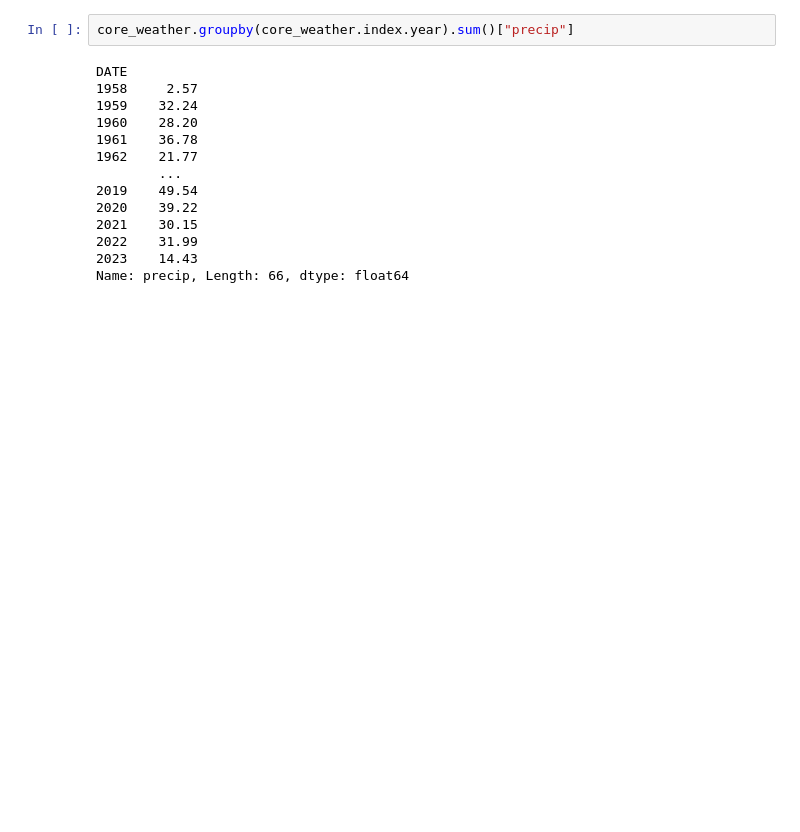
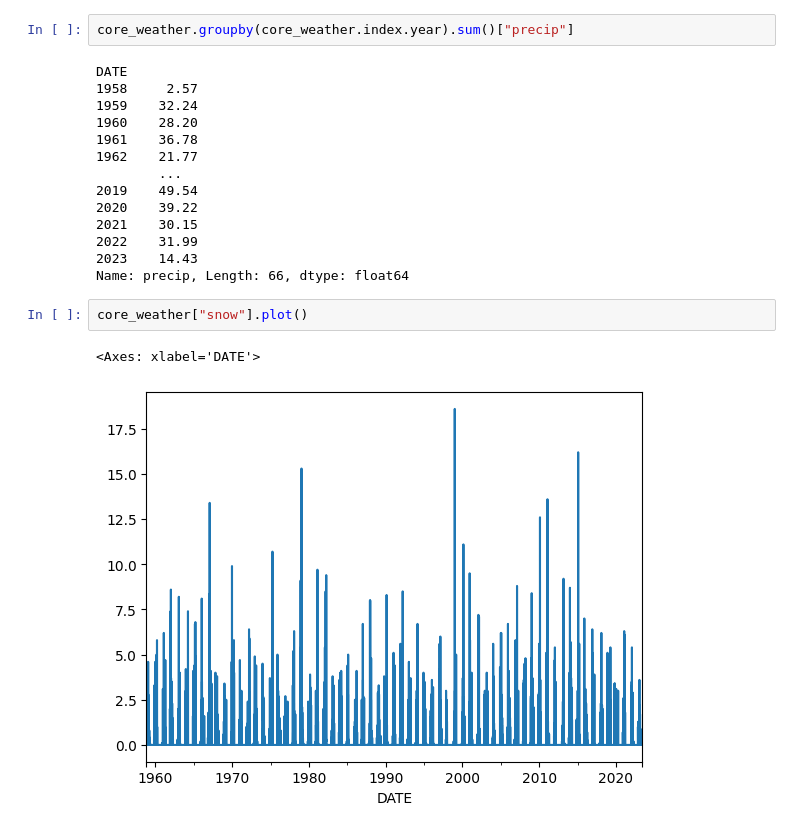
Before and after one commit to davidw102403/weather_prediction, a Jupyter notebook: model.ipynb, the cells around one changed output. Drawn from its saved outputs; the diff is of its cells as text; blank space fills up the shorter version.

```diff
--- a/model.ipynb
+++ b/model.ipynb
@@ -310,3 +319,8 @@ DATE
 2022    31.99
 2023    14.43
 Name: precip, Length: 66, dtype: float64
+# %%
+core_weather["snow"].plot()
+# %% [output]
+<Axes: xlabel='DATE'>
+[figure, added]
```
Also changed, not shown: parts of 19 cells of this notebook.
